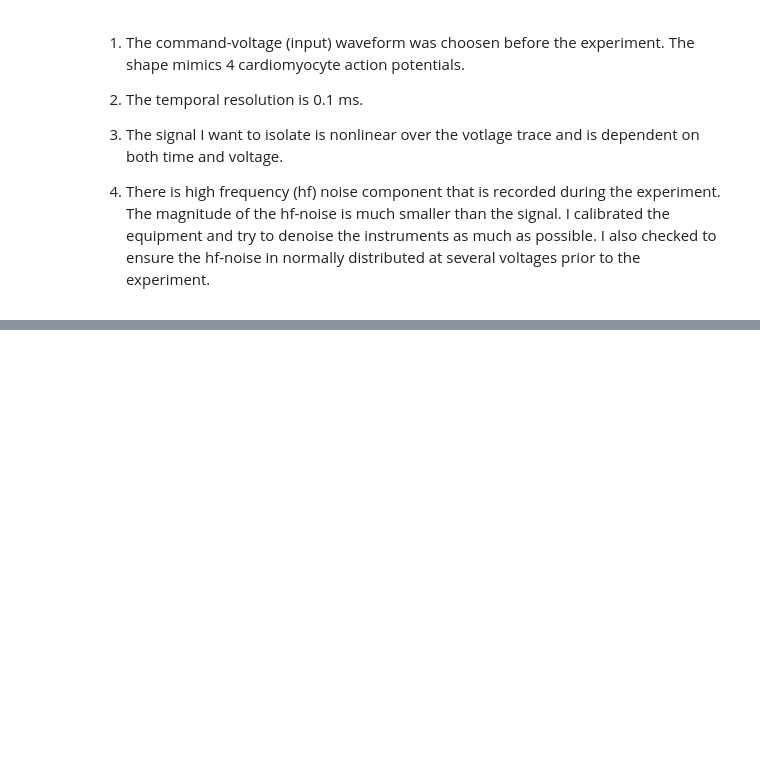
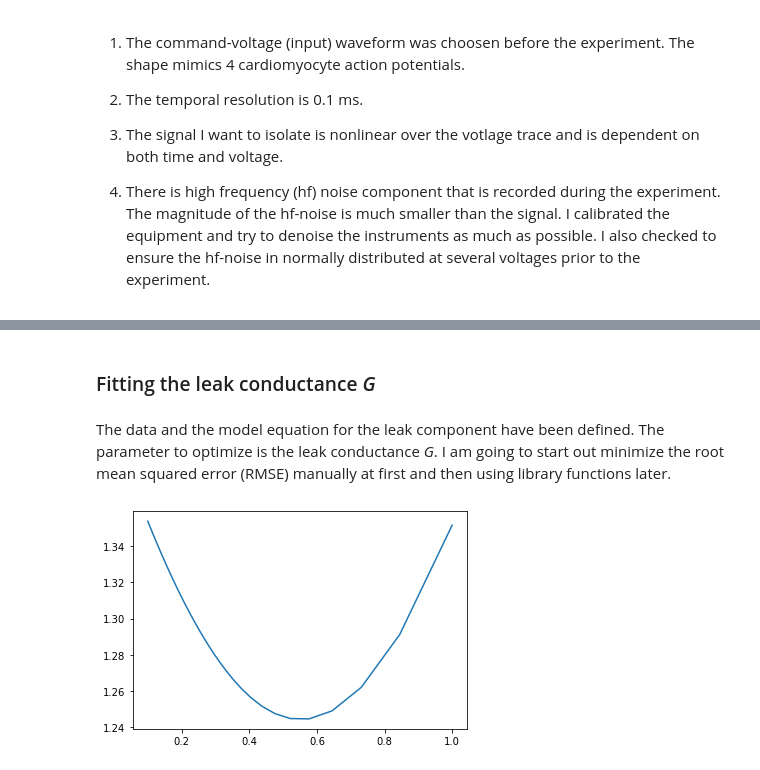
Before and after one commit to dtilley/isolating_bioelectrical_current, a Jupyter notebook: leak_subtraction_TUTORIAL.ipynb, the cells around one changed output, grey strips where cells are left out. Saved outputs shown, nothing was run; the diff lists cells and outputs as text; code cells hidden in the pictures; blank space fills up the shorter version.

Commit message:
added  manual optimization

```diff
--- a/leak_subtraction_TUTORIAL.ipynb
+++ b/leak_subtraction_TUTORIAL.ipynb
@@ -75,0 +79,24 @@ where G is the conductance and is just R^-1
+# %% [markdown]
+### Fitting the leak conductance *G*
+# %% [markdown]
+The data and the model equation for the leak component have been defined. The parameter to optimize is the leak conductance *G*. I am going to start out minimize the root mean squared error (RMSE) manually at first and then using library functions later.
+# %%
+# Define the range of G
+g_leak = (np.linspace(start=1.0, stop=10.0, num=50))**-1  # in nS
+
+# Define a function to calculate RMSE
+def calc_rmse(i_pApF, i_leak_pApF):
+    n = float(len(i_pApF)) # number of points
+    rmse = (sum((i_pApF - i_leak_pApF)**2) / n)**0.5
+    return(rmse)
+
+# Loop through and calculate the RMSE for the conductance range
+rmse_leak = []
+for g in g_leak:
+    i_leak = (g * c5_vc.mV)/50 # Fix Units
+    rmse_leak.append(calc_rmse(c5_vc.i_pApF, i_leak))
+# %%
+plt.plot(g_leak, rmse_leak)
+plt.show()
+# %% [output]
+[figure, added]
```
Also changed, not shown: parts of 8 cells of this notebook.
